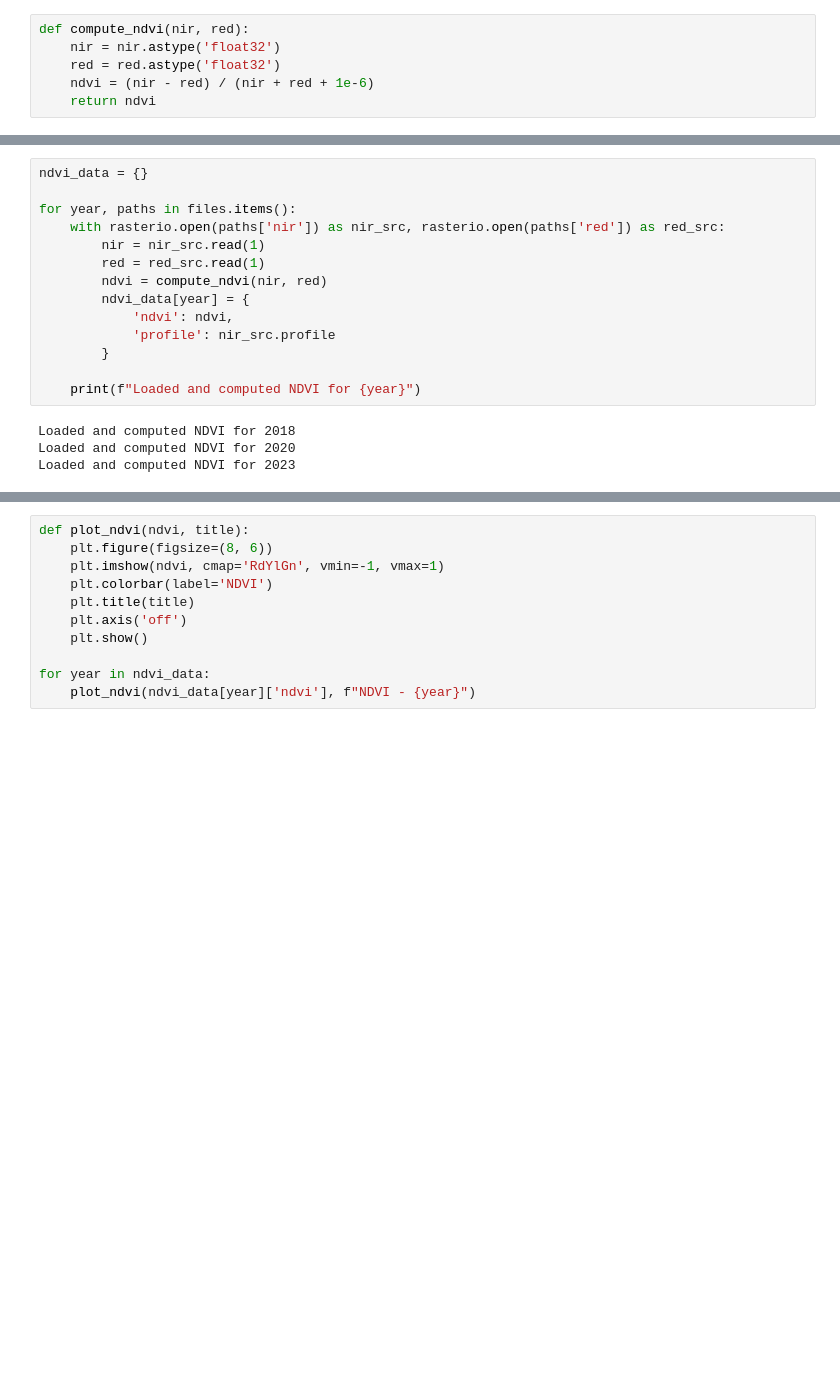
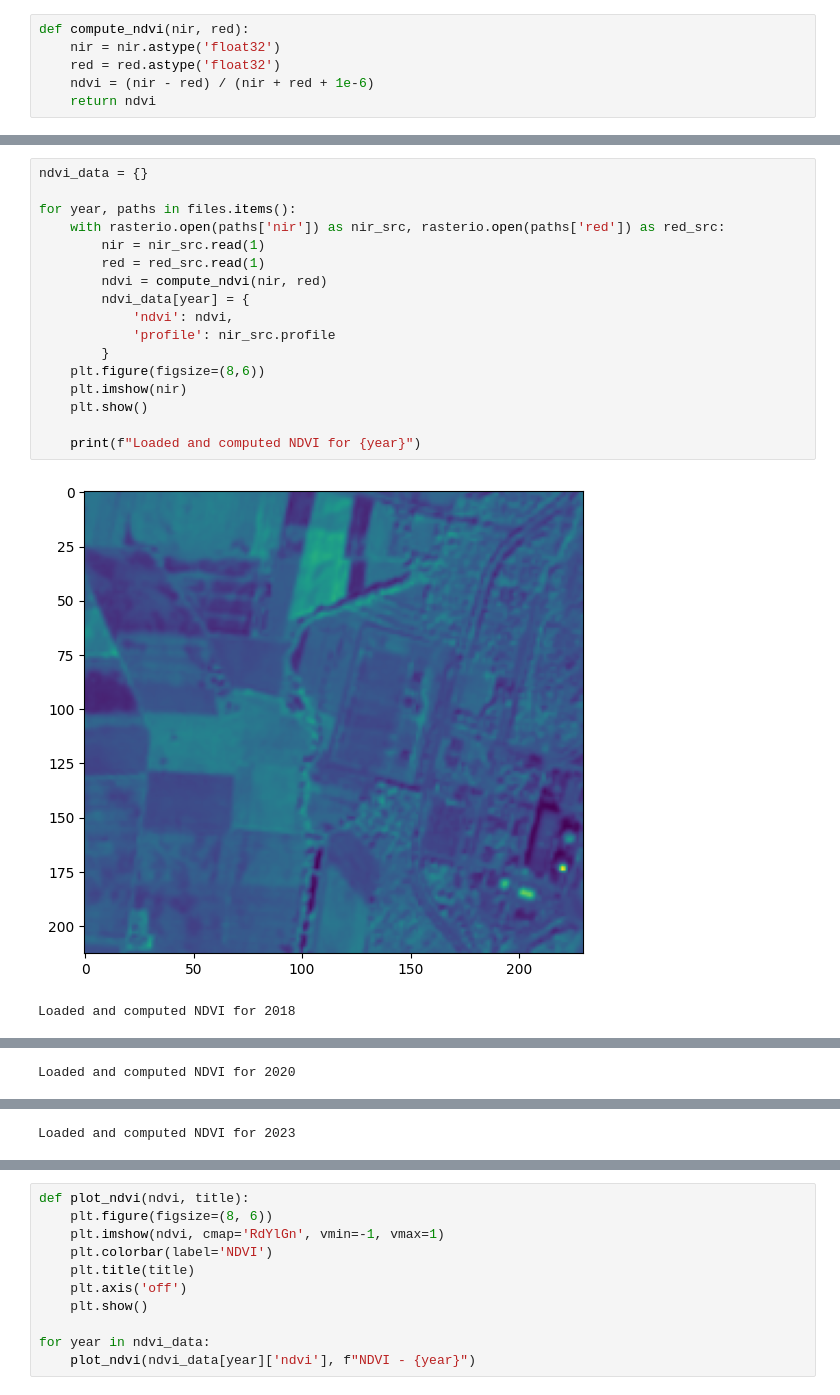
Before and after one commit to barteg/satellite-analysis-nuclear-sites, a Jupyter notebook: reactor-site-NVDI-analyzer.ipynb, the cells around one changed output, grey strips where cells are left out. Saved outputs shown, nothing was run; the diff lists cells and outputs as text; blank space fills up the shorter version.

```diff
--- a/reactor-site-NVDI-analyzer.ipynb
+++ b/reactor-site-NVDI-analyzer.ipynb
@@ -31,18 +82,20 @@ def compute_ndvi(nir, red):
 # %%
 ndvi_data = {}
 
 for year, paths in files.items():
     with rasterio.open(paths['nir']) as nir_src, rasterio.open(paths['red']) as red_src:
         nir = nir_src.read(1)
         red = red_src.read(1)
         ndvi = compute_ndvi(nir, red)
         ndvi_data[year] = {
             'ndvi': ndvi,
             'profile': nir_src.profile
         }
+    plt.figure(figsize=(8,6))
+    plt.imshow(nir)
+    plt.show()
 
     print(f"Loaded and computed NDVI for {year}")
 # %% [output]
+[figure, added]
 Loaded and computed NDVI for 2018
-Loaded and computed NDVI for 2020
-Loaded and computed NDVI for 2023
@@ -48,0 +103 @@ Loaded and computed NDVI for 2023
+Loaded and computed NDVI for 2020
@@ -48,0 +105 @@ Loaded and computed NDVI for 2023
+Loaded and computed NDVI for 2023
```
Also changed, not shown: parts of 15 cells of this notebook.
